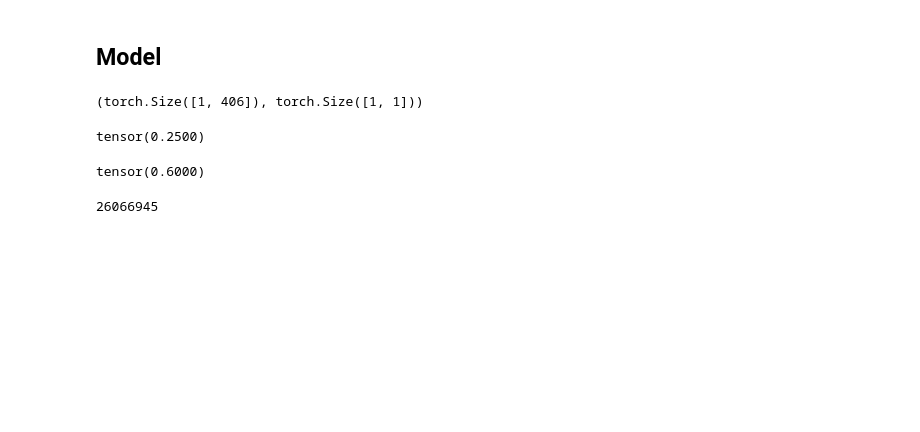
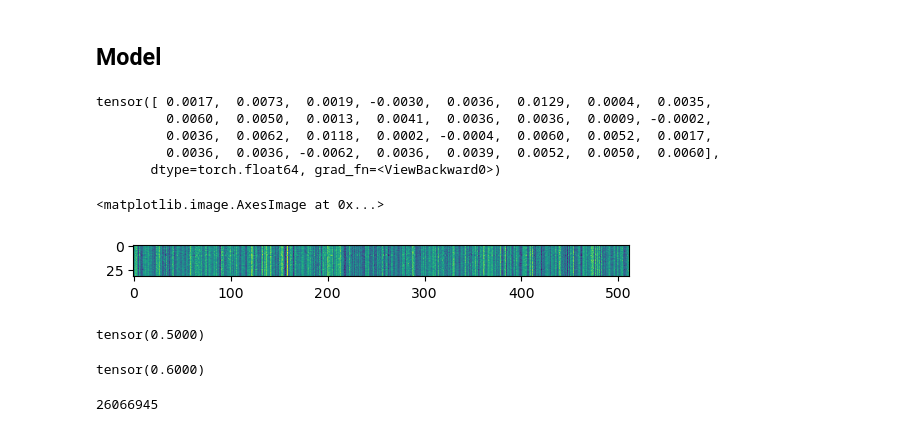
Before and after one commit to stkao05/eng-eval, a Jupyter notebook: model.ipynb, the cells around one changed output. Saved outputs shown, nothing was run; the diff lists cells and outputs as text; code cells hidden in the pictures; blank space fills up the shorter version.

Commit message:
batching

```diff
--- a/model.ipynb
+++ b/model.ipynb
@@ -160,16 +289,2 @@ class LSTM(nn.Module):
 
         return y
-# %%
-# (B, L)
-def next_batch():
-    idx = torch.randint(0, len(train_df), (1,)).item()
-    row = train_df.iloc[idx]
-    ids = tokenizer.convert_tokens_to_ids(row["tokens"])
-    target = row["grammar"]
-
-    return torch.tensor(([ids])), torch.tensor([[target]], dtype=torch.float64)
-
-x, y = next_batch()
-x.shape, y.shape
-# %% [output]
-(torch.Size([1, 406]), torch.Size([1, 1]))
@@ -192,3 +294,20 @@ class EngDataset(Dataset):
+# %%
+x, y = next(itr)
+yh = model(x)
+yh
+# %% [output]
+tensor([ 0.0017,  0.0073,  0.0019, -0.0030,  0.0036,  0.0129,  0.0004,  0.0035,
+         0.0060,  0.0050,  0.0013,  0.0041,  0.0036,  0.0036,  0.0009, -0.0002,
+         0.0036,  0.0062,  0.0118,  0.0002, -0.0004,  0.0060,  0.0052,  0.0017,
+         0.0036,  0.0036, -0.0062,  0.0036,  0.0039,  0.0052,  0.0050,  0.0060],
+       dtype=torch.float64, grad_fn=<ViewBackward0>)
+# %%
+h = hidden.detach().numpy()
+h = h * 100
+plt.imshow(h)
+# %% [output]
+<matplotlib.image.AxesImage at 0x...>
+[figure, added]
 # %%
 y = torch.tensor([ 1.0, 2.0, 3.0, 4.0])
 yh = torch.tensor([1.0, 2.1, 4.0, 6.0])
@@ -198,9 +317,9 @@ def bound_accuracy(y, yh, bound=0.5):
     acc = (dif <= bound).float().mean()
     return acc
 
-bound_accuracy(y, yh, 0.05)
+bound_accuracy(y, yh, 0.5)
 # %% [output]
-tensor(0.2500)
+tensor(0.5000)
 # %%
 def r_sqr(y, yh):
     ssr = ((yh - y)**2).sum()
```
Also changed, not shown: parts of 37 cells of this notebook.
